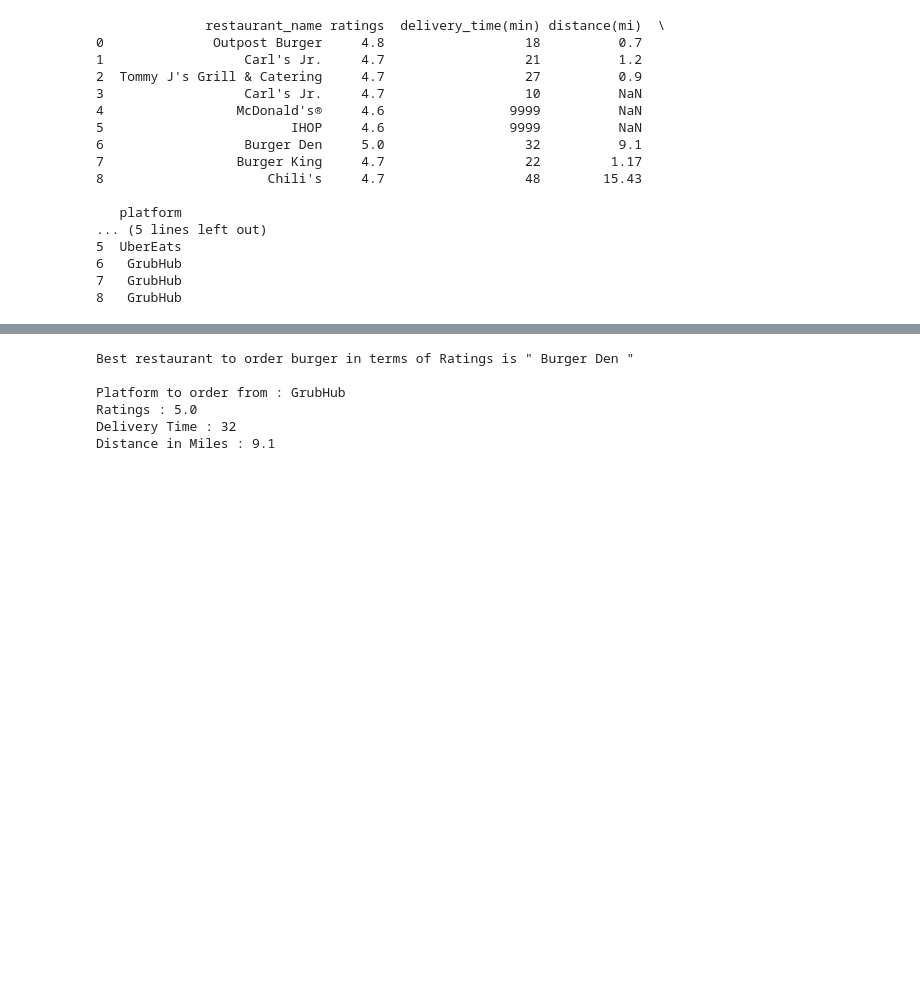
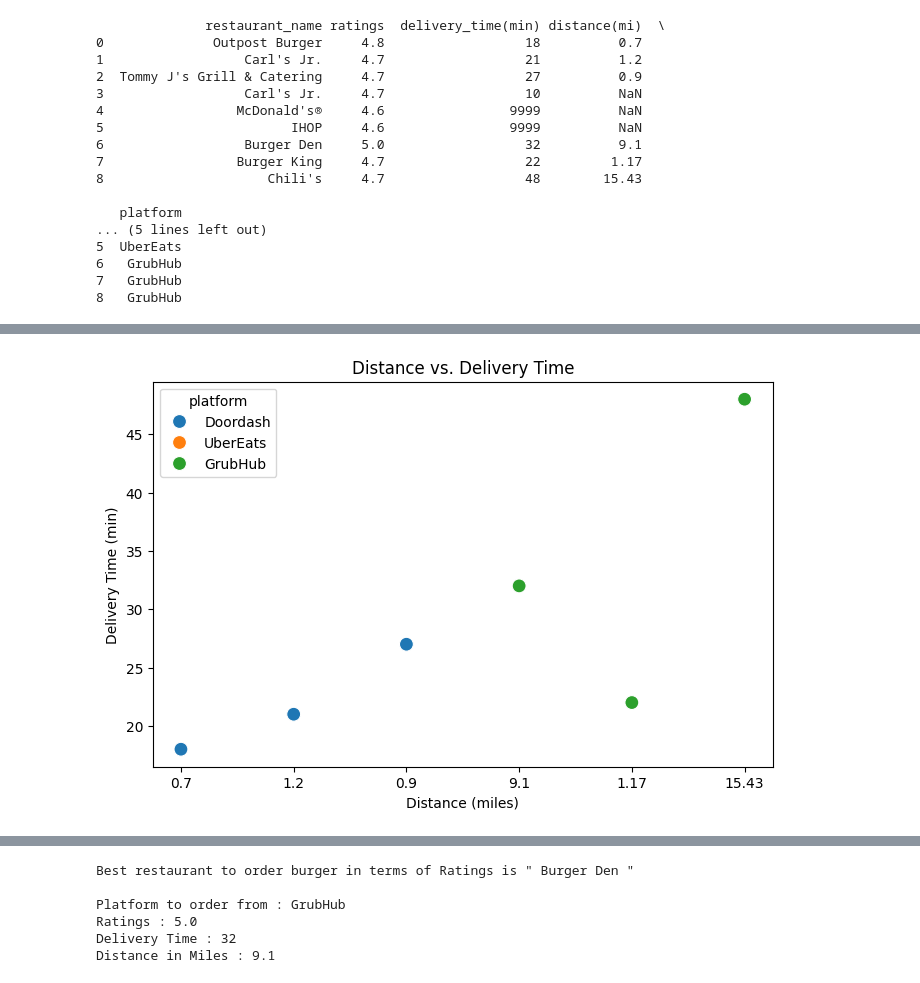
Before and after one commit to priyadharshini18-hub/Food-Ordering-Platform, a Jupyter notebook: best_restaurant_based_on_ratings.ipynb, the cells around one changed output, grey strips where cells are left out. Cells and saved outputs as stored; diff of their text form; code cells hidden in the pictures; blank space fills up the shorter version.

```diff
--- a/best_restaurant_based_on_ratings.ipynb
+++ b/best_restaurant_based_on_ratings.ipynb
@@ -198,0 +229,11 @@ print(combined_results)
+# %%
+# Distance vs. Delivery Time
+
+plt.figure(figsize=(8, 5))
+sns.scatterplot(x="distance(mi)", y="delivery_time(min)", hue="platform", data=df, s=100)
+plt.title("Distance vs. Delivery Time")
+plt.xlabel("Distance (miles)")
+plt.ylabel("Delivery Time (min)")
+plt.show()
+# %% [output]
+[figure, added]
```
Also changed, not shown: parts of 5 cells of this notebook.
